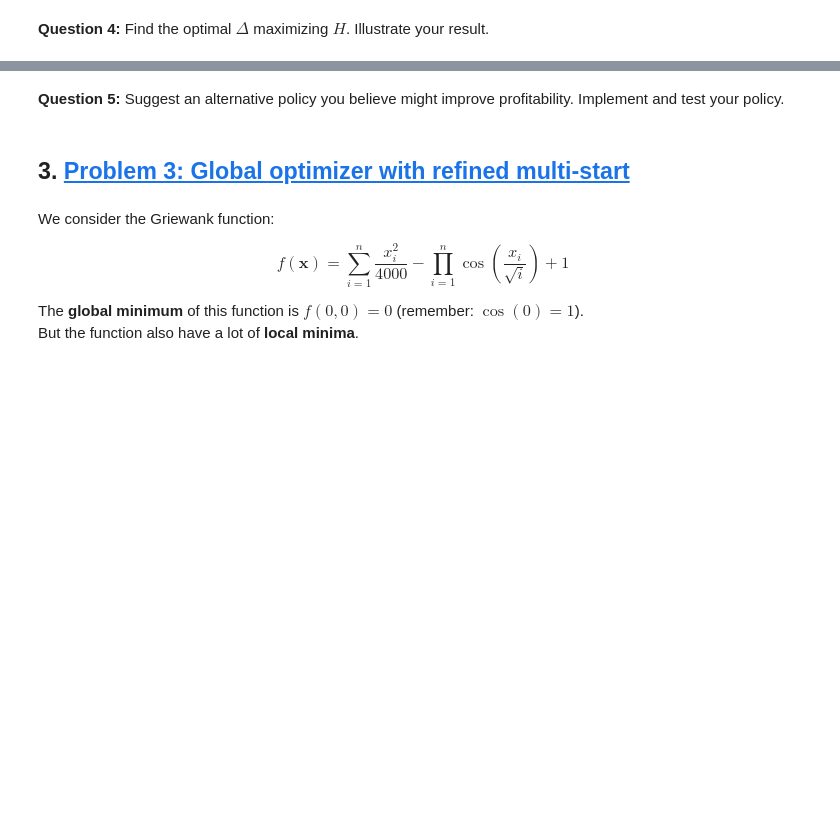
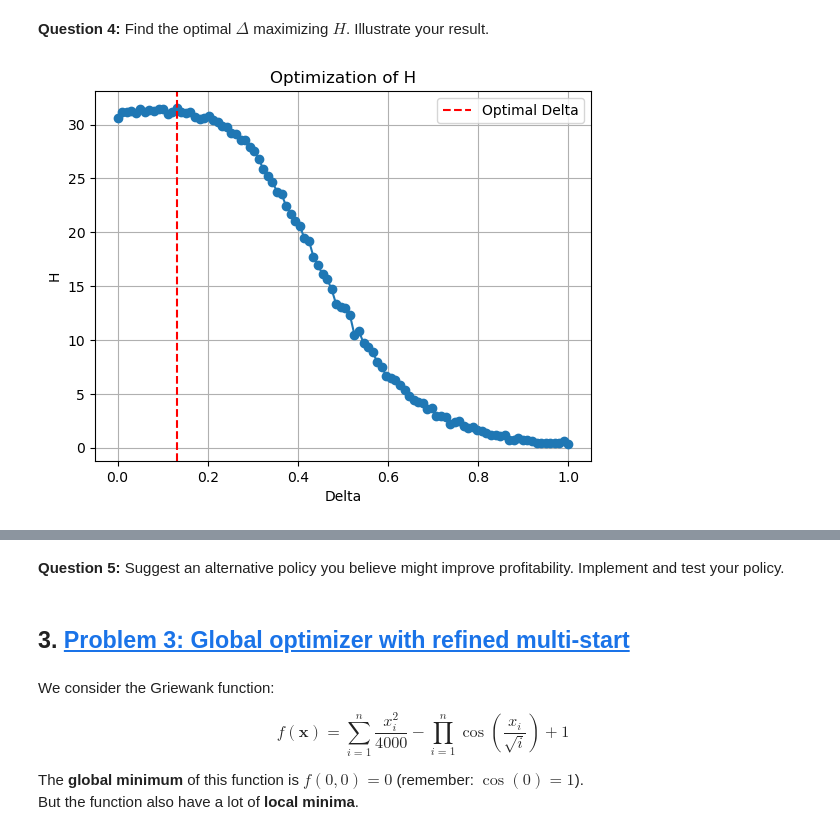
Before and after one commit to NumEconCopenhagen/projects-2023-2x-chris-og-ras, a Jupyter notebook: Examproject/Exam.ipynb, the cells around one changed output, grey strips where cells are left out. Drawn from its saved outputs; the diff is of its cells as text; code cells hidden in the pictures; blank space fills up the shorter version.

```diff
--- a/Examproject/Exam.ipynb
+++ b/Examproject/Exam.ipynb
@@ -374,0 +464,89 @@ With $\Delta \geq 0$ and $\Delta = 0$ being the previous policy.
+# %%
+import numpy as np
+
+# Set the parameter values
+eta = 0.5
+w = 1.0
+rho = 0.90
+iota = 0.01
+sigma_epsilon = 0.10
+R = (1 + 0.01) ** (1 / 12)
+
+# Number of shock series to simulate
+K = 1000
+
+# Define the range of Delta values to consider
+delta_values = np.linspace(0, 1, 100)
+
+# Initialize the dictionary to store the results
+results = {}
+
+# Perform the search for the optimal Delta
+for delta in delta_values:
+    # Initialize the objective function values list
+    objective_values = []
+
+    # Perform the simulation
+    for k in range(K):
+        # Set the initial values
+        kappa_t_minus_1 = 1.0
+        ell_t_minus_1 = 0
+
+        # Generate the demand shocks
+        epsilon = np.random.normal(loc=-0.5 * sigma_epsilon ** 2, scale=sigma_epsilon, size=120)
+
+        # Initialize the objective function value for the current shock series
+        objective_value = 0.0
+
+        # Iterate over time periods
+        for t in range(120):
+            # Calculate the demand shock for the current period
+            kappa_t = np.exp(rho * np.log(kappa_t_minus_1) + epsilon[t])
+
+            # Calculate the optimal employment level
+            ell_t_ast = ((1 - eta) * kappa_t / w) ** (1 / eta)
+
+            # Check if the employment level should be adjusted
+            if abs(ell_t_minus_1 - ell_t_ast) > delta:
+                ell_t = ell_t_ast
+            else:
+                ell_t = ell_t_minus_1
+
+            # Calculate the profit for the current period
+            profit = kappa_t * ell_t ** (1 - eta) - w * ell_t - int(ell_t != ell_t_minus_1) * iota
+
+            # Discount the profit
+            profit_discounted = R ** t * profit
+
+            # Add the discounted profit to the objective function value
+            objective_value += profit_discounted
+
+            # Update the variables for the next period
+            kappa_t_minus_1 = kappa_t
+            ell_t_minus_1 = ell_t
+        objective_values.append(objective_value)
+
+        # Calculate H as the average of the objective function values
+        H = np.mean(objective_values)
+
+    # Store the result
+    results[delta] = H
+
+# Find the optimal Delta that maximizes H
+optimal_delta = max(results, key=results.get)
+max_H = results[optimal_delta]
+
+# Plot the results
+plt.plot(delta_values, list(results.values()), marker='o')
+plt.xlabel('Delta')
+plt.ylabel('H')
+plt.title('Optimization of H')
+plt.axvline(x=optimal_delta, color='r', linestyle='--', label='Optimal Delta')
+plt.legend()
+plt.grid(True)
+plt.show()
+
+print("Optimal Delta:", optimal_delta)
+print("Maximized H:", max_H)
+# %% [output]
+[figure, added]
```
Also changed, not shown: parts of 10 cells of this notebook.
